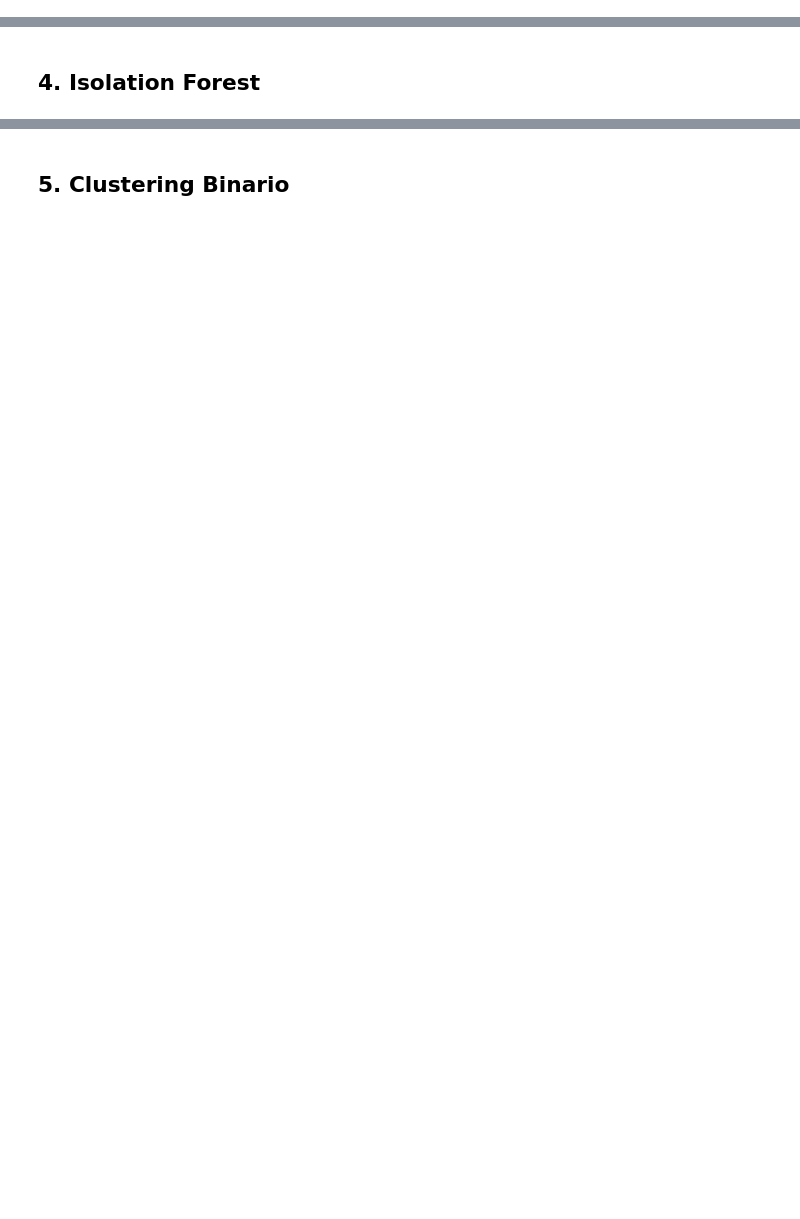
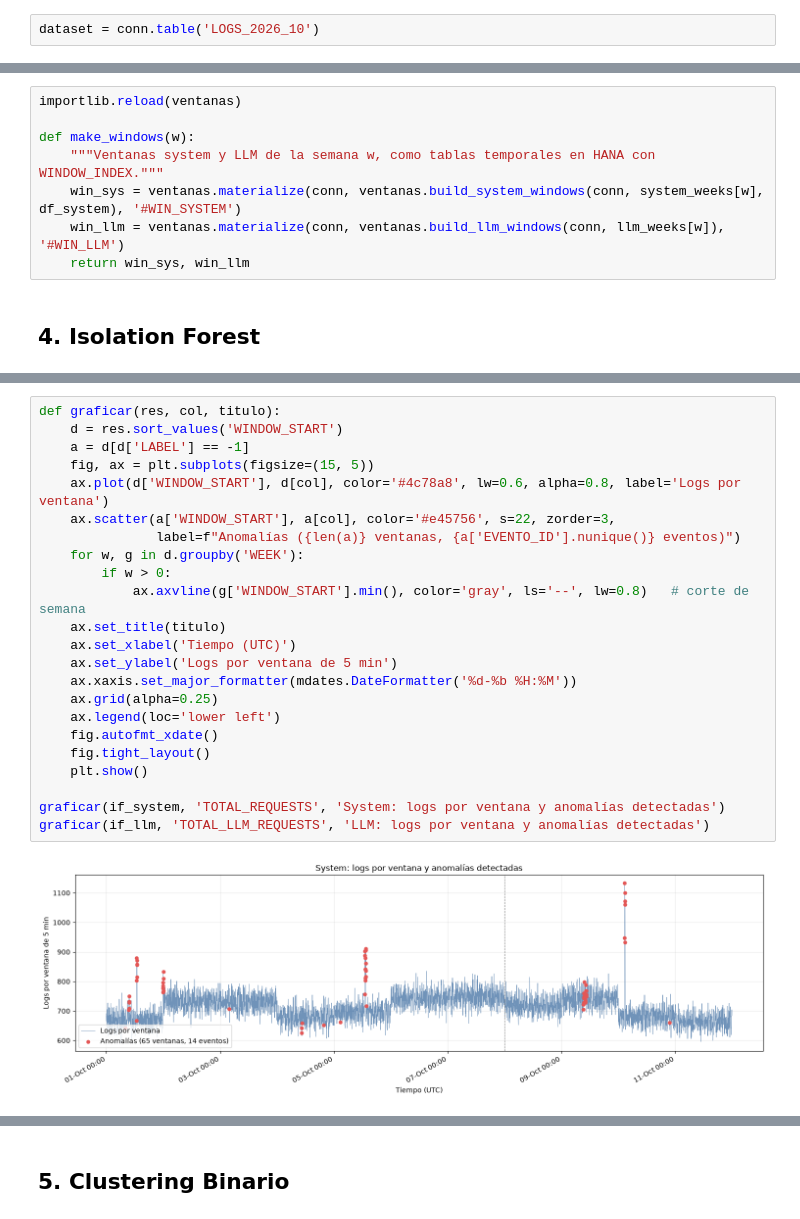
Before and after one commit to cr0ssd/RetoSAP, a Jupyter notebook: sandbox/demo_pipeline_adrian.ipynb, the cells around one changed output, grey strips where cells are left out. Saved outputs shown, nothing was run; the diff lists cells and outputs as text; blank space fills up the shorter version.

Commit message:
Primer demo del pipeline desde extracción de dataset crudo en Hana hasta primeros resultados de IF para un mes.

```diff
--- a/sandbox/demo_pipeline_adrian.ipynb
+++ b/sandbox/demo_pipeline_adrian.ipynb
@@ -26,2 +35,4 @@ conn.connection.isconnected()
+# %%
+dataset = conn.table('LOGS_2026_10')
 # %% [markdown]
 ## 2. Preparación de los datos
@@ -28,4 +95,12 @@ conn.connection.isconnected()
 # %% [markdown]
 ## 3. Generación de ventanas
+# %%
+importlib.reload(ventanas)
+
+def make_windows(w):
+    """Ventanas system y LLM de la semana w, como tablas temporales en HANA con WINDOW_INDEX."""
+    win_sys = ventanas.materialize(conn, ventanas.build_system_windows(conn, system_weeks[w], df_system), '#WIN_SYSTEM')
+    win_llm = ventanas.materialize(conn, ventanas.build_llm_windows(conn, llm_weeks[w]), '#WIN_LLM')
+    return win_sys, win_llm
 # %% [markdown]
 ## 4. Isolation Forest
@@ -31,0 +211,25 @@ conn.connection.isconnected()
+# %%
+def graficar(res, col, titulo):
+    d = res.sort_values('WINDOW_START')
+    a = d[d['LABEL'] == -1]
+    fig, ax = plt.subplots(figsize=(15, 5))
+    ax.plot(d['WINDOW_START'], d[col], color='#4c78a8', lw=0.6, alpha=0.8, label='Logs por ventana')
+    ax.scatter(a['WINDOW_START'], a[col], color='#e45756', s=22, zorder=3,
+               label=f"Anomalías ({len(a)} ventanas, {a['EVENTO_ID'].nunique()} eventos)")
+    for w, g in d.groupby('WEEK'):
+        if w > 0:
+            ax.axvline(g['WINDOW_START'].min(), color='gray', ls='--', lw=0.8)   # corte de semana
+    ax.set_title(titulo)
+    ax.set_xlabel('Tiempo (UTC)')
+    ax.set_ylabel('Logs por ventana de 5 min')
+    ax.xaxis.set_major_formatter(mdates.DateFormatter('%d-%b %H:%M'))
+    ax.grid(alpha=0.25)
+    ax.legend(loc='lower left')
+    fig.autofmt_xdate()
+    fig.tight_layout()
+    plt.show()
+
+graficar(if_system, 'TOTAL_REQUESTS', 'System: logs por ventana y anomalías detectadas')
+graficar(if_llm, 'TOTAL_LLM_REQUESTS', 'LLM: logs por ventana y anomalías detectadas')
+# %% [output]
+[figure, added]
```
Also changed, not shown: parts of 7 cells of this notebook, 1 other file.
